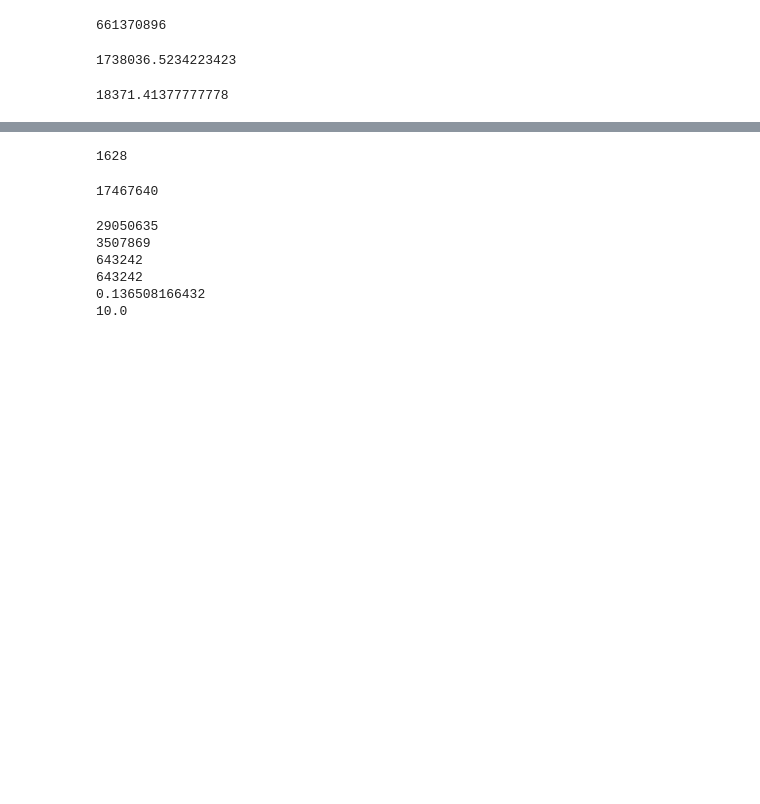
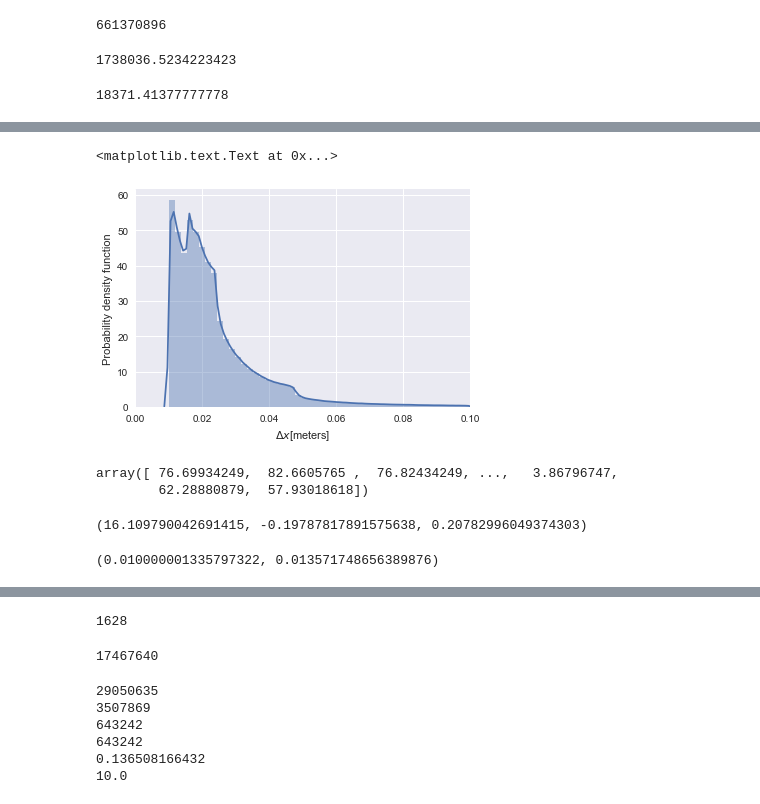
Before and after one commit to MoonBlvd/MDP_data_recording, a Jupyter notebook: simulation/statistic_levelk.ipynb, the cells around one changed output, grey strips where cells are left out. Saved outputs shown, nothing was run; the diff lists cells and outputs as text; code cells hidden in the pictures; blank space fills up the shorter version.

```diff
--- a/simulation/statistic_levelk.ipynb
+++ b/simulation/statistic_levelk.ipynb
@@ -428,0 +532,11 @@ plt.savefig("pdf_dv.png", dpi = 200)
+# %%
+plt.figure(2)
+idx = np.where(1/all_cut_in['distance'] < 0.1)[0]
+inverse_distance = 1/all_cut_in['distance'][idx]
+sns.distplot(inverse_distance)
+plt.xlim([0,0.1])
+plt.xlabel(r"$\Delta x$[meters]")
+plt.ylabel("Probability density function")
+# %% [output]
+<matplotlib.text.Text at 0x...>
+[figure, added]
@@ -428,0 +554,5 @@ plt.savefig("pdf_dv.png", dpi = 200)
+# %%
+data
+# %% [output]
+array([ 76.69934249,  82.6605765 ,  76.82434249, ...,   3.86796747,
+        62.28880879,  57.93018618])
@@ -428,0 +566,8 @@ plt.savefig("pdf_dv.png", dpi = 200)
+# %%
+param_pareto_1
+# %% [output]
+(16.109790042691415, -0.19787817891575638, 0.20782996049374303)
+# %%
+param_expon
+# %% [output]
+(0.010000001335797322, 0.013571748656389876)
```
Also changed, not shown: parts of 27 cells of this notebook, 4 other files.
